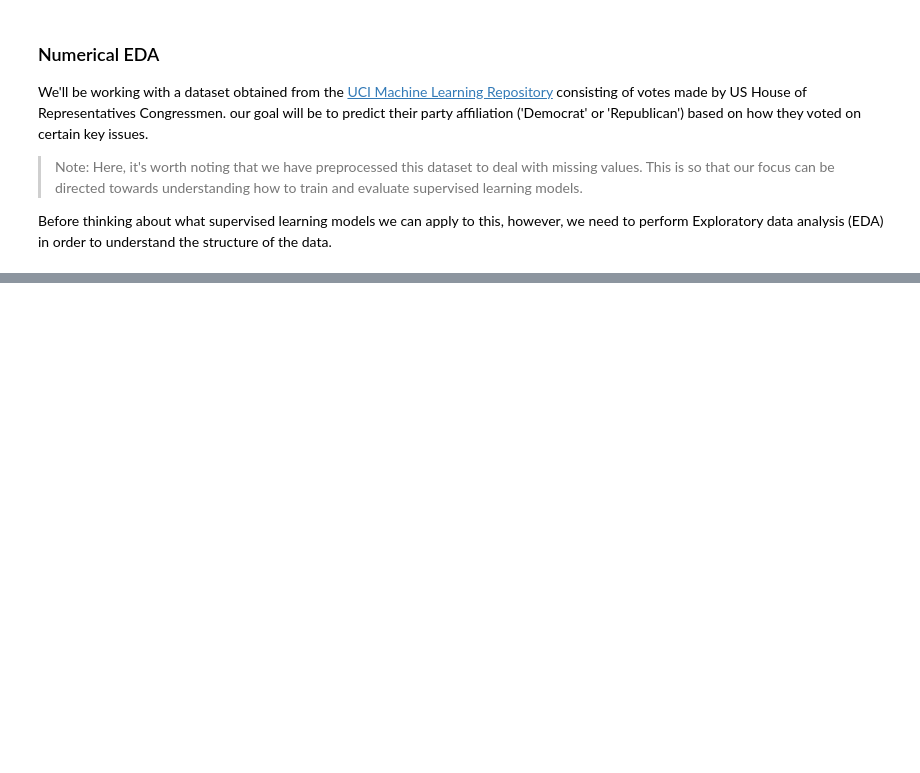
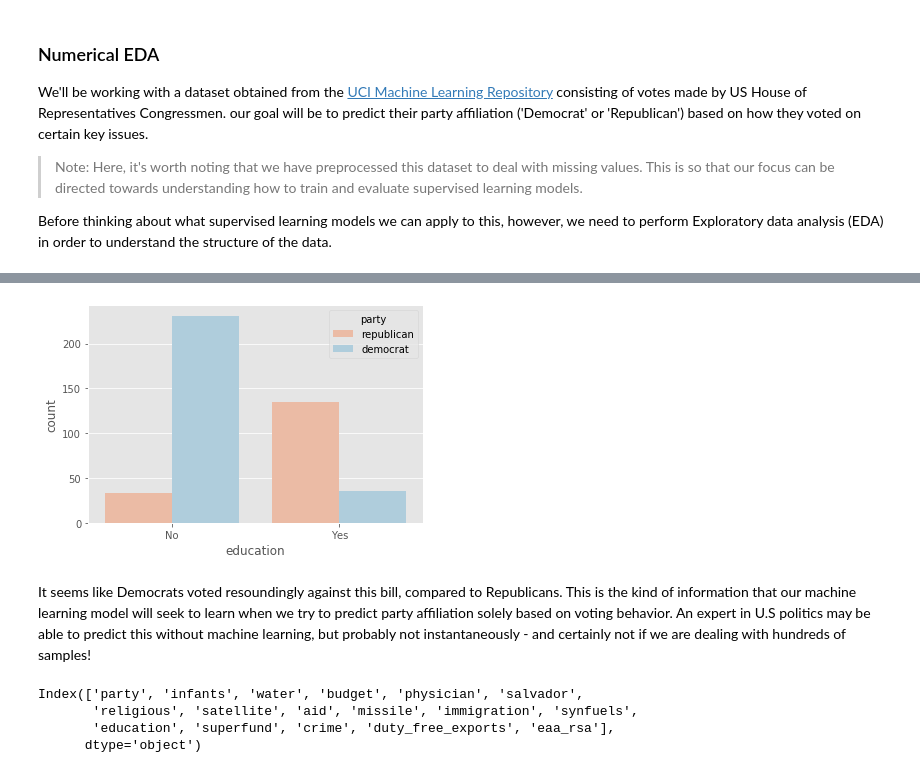
Before and after one commit to VictorOmondi1997/Supervised-Learning-with-scikit-learn, a Jupyter notebook: Supervised Learning with scikit-learn.ipynb, the cells around one changed output, grey strips where cells are left out. Cells and saved outputs as stored; diff of their text form; code cells hidden in the pictures; blank space fills up the shorter version.

```diff
--- a/Supervised Learning with scikit-learn.ipynb
+++ b/Supervised Learning with scikit-learn.ipynb
@@ -151,3 +191,6 @@ We'll be working with a dataset obtained from the [UCI Machine Learning Reposito
 
 
 Before thinking about what supervised learning models we can apply to this, however, we need to perform Exploratory data analysis (EDA) in order to understand the structure of the data.
+# %%
+votes = pd.read_csv("datasets/votes.csv")
+votes.head()
@@ -153,0 +248,19 @@ Before thinking about what supervised learning models we can apply to this, howe
+# %%
+def plot_countplot(column):
+    plt.figure()
+    sns.countplot(x=column, hue='party', data=votes, palette='RdBu')
+    plt.xticks([0,1], ['No', 'Yes'])
+    plt.show()
+# %%
+plot_countplot("education")
+# %% [output]
+[figure, added]
+# %% [markdown]
+It seems like Democrats voted resoundingly against this bill, compared to Republicans. This is the kind of information that our machine learning model will seek to learn when we try to predict party affiliation solely based on voting behavior. An expert in U.S politics may be able to predict this without machine learning, but probably not instantaneously - and certainly not if we are dealing with hundreds of samples!
+# %%
+votes.columns
+# %% [output]
+Index(['party', 'infants', 'water', 'budget', 'physician', 'salvador',
+       'religious', 'satellite', 'aid', 'missile', 'immigration', 'synfuels',
+       'education', 'superfund', 'crime', 'duty_free_exports', 'eaa_rsa'],
+      dtype='object')
```
Also changed, not shown: parts of 101 cells of this notebook, 1 other file.
